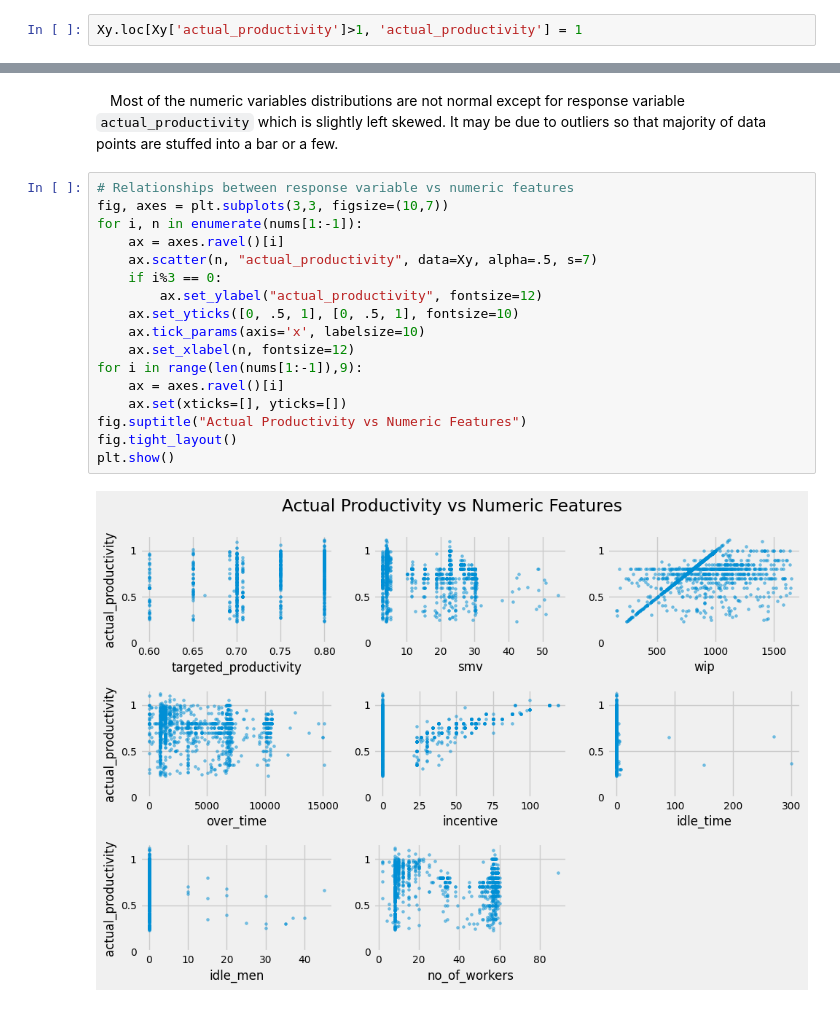
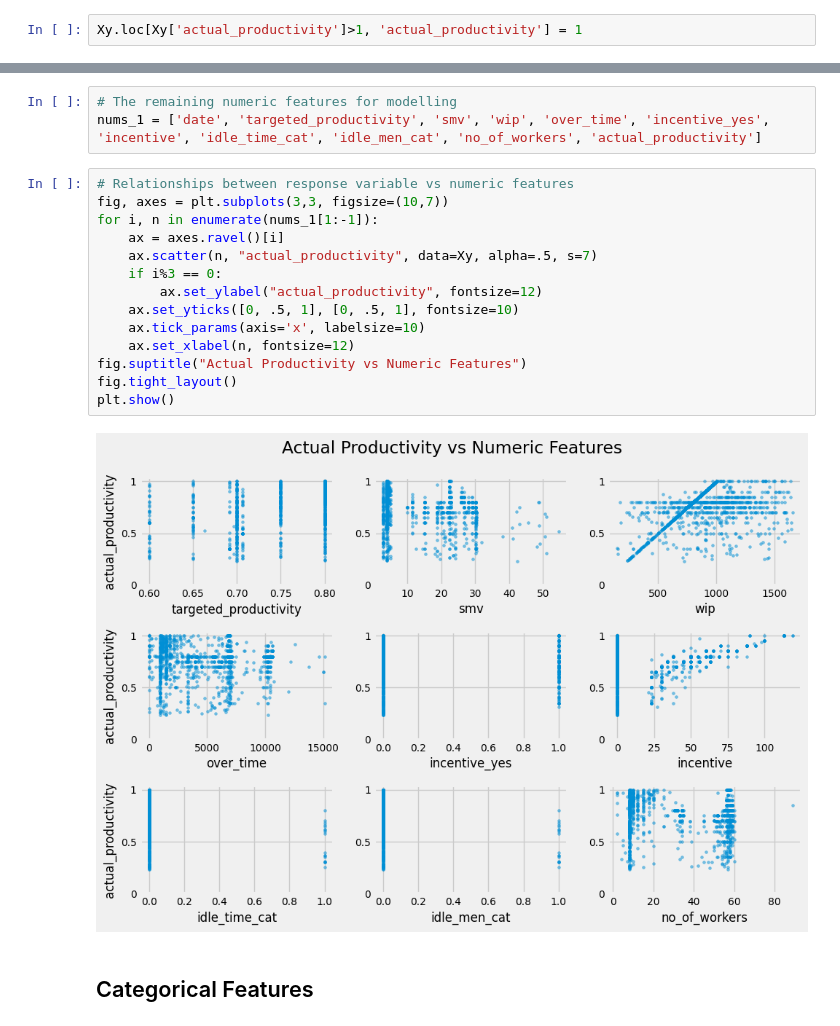
Before and after one commit to moscmh/productivity-prediction, a Jupyter notebook: garment.ipynb, the cells around one changed output, grey strips where cells are left out. Saved outputs shown, nothing was run; the diff lists cells and outputs as text.

Commit message:
Categorical features review.
Signed-off-by: Man Ho Cheung <mos.cheung.mh@gmail.com>

```diff
--- a/garment.ipynb
+++ b/garment.ipynb
@@ -365,21 +357,21 @@ plt.show()
-# %% [markdown]
-&emsp;Most of the numeric variables distributions are not normal except for response variable `actual_productivity` which is slightly left skewed. It may be due to outliers so that majority of data points are stuffed into a bar or a few.
+# %%
+# The remaining numeric features for modelling
+nums_1 = ['date', 'targeted_productivity', 'smv', 'wip', 'over_time', 'incentive_yes', 'incentive', 'idle_time_cat', 'idle_men_cat', 'no_of_workers', 'actual_productivity']
 # %%
 # Relationships between response variable vs numeric features
 fig, axes = plt.subplots(3,3, figsize=(10,7))
-for i, n in enumerate(nums[1:-1]):
+for i, n in enumerate(nums_1[1:-1]):
     ax = axes.ravel()[i]
     ax.scatter(n, "actual_productivity", data=Xy, alpha=.5, s=7)
     if i%3 == 0:
         ax.set_ylabel("actual_productivity", fontsize=12)
     ax.set_yticks([0, .5, 1], [0, .5, 1], fontsize=10)
     ax.tick_params(axis='x', labelsize=10)
     ax.set_xlabel(n, fontsize=12)
-for i in range(len(nums[1:-1]),9):
-    ax = axes.ravel()[i]
-    ax.set(xticks=[], yticks=[])
 fig.suptitle("Actual Productivity vs Numeric Features")
 fig.tight_layout()
 plt.show()
 # %% [output]
-[figure, old version]
+[figure, new version]
+# %% [markdown]
+## Categorical Features<a id='categorical'></a>
```
Also changed, not shown: parts of 4 cells of this notebook.
